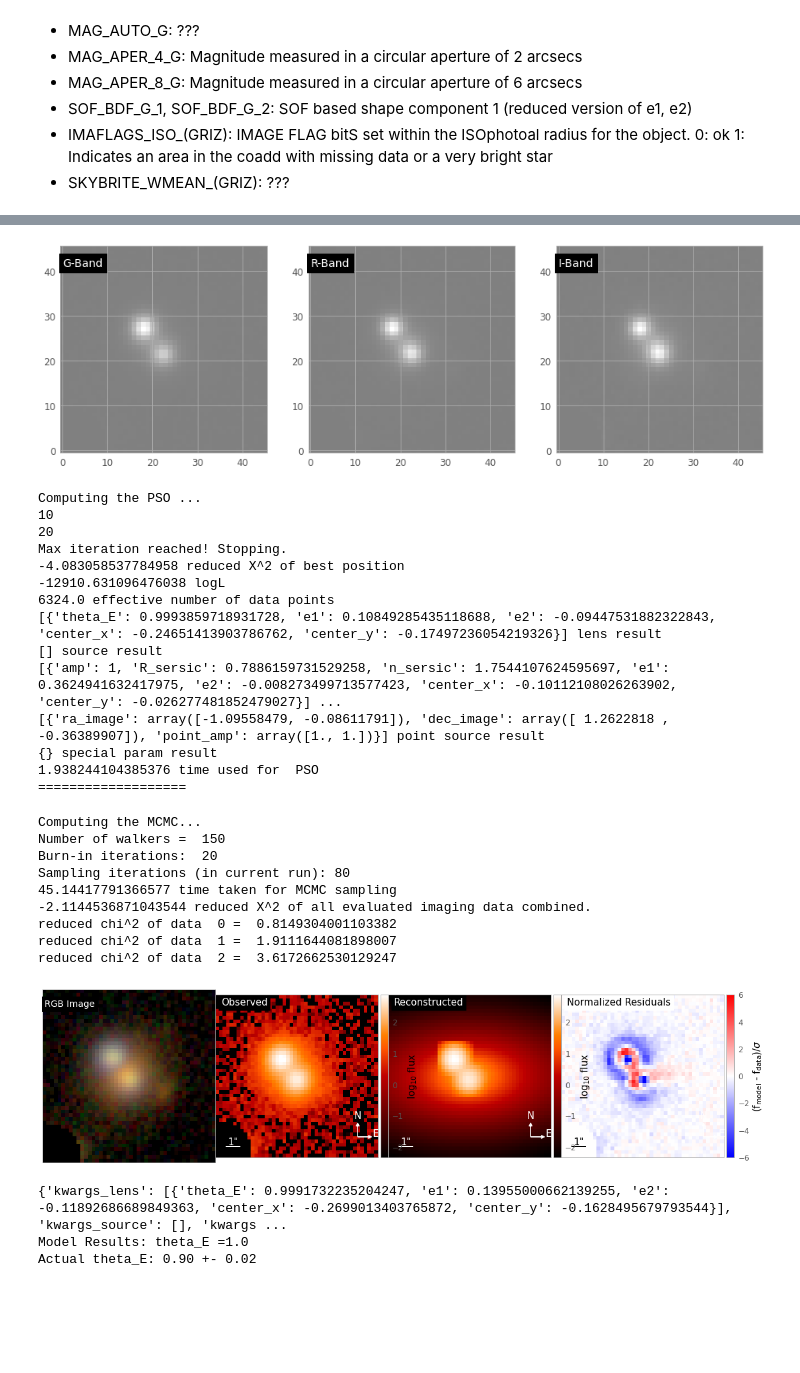
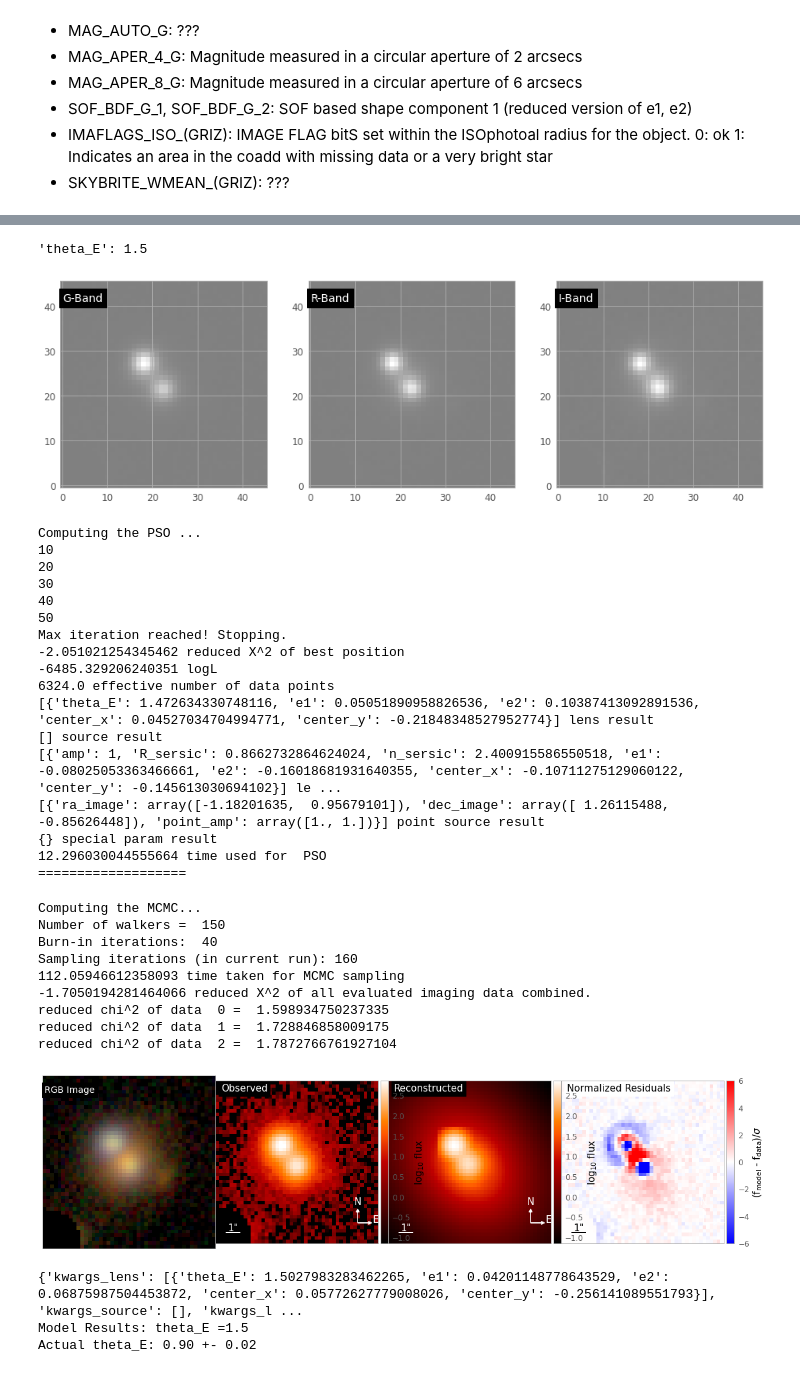
Before and after one commit to gilliancartwright/Lens-Modeling-DeepZipper-Candidates, a Jupyter notebook: Lens Modeling/Modeling_Quasars.ipynb, the cells around one changed output, grey strips where cells are left out. Saved outputs shown, nothing was run; the diff lists cells and outputs as text; code cells hidden in the pictures; blank space fills up the shorter version.

```diff
--- a/Lens Modeling/Modeling_Quasars.ipynb
+++ b/Lens Modeling/Modeling_Quasars.ipynb
@@ -373,8 +366,8 @@ def model(coadd_id, kwargs_lens_initial, kwargs_lens_light_initial, #kwargs_sour
     ## Fitting
     fitting_seq = FittingSequence(kwargs_data_joint, kwargs_model, kwargs_constraints, kwargs_likelihood, kwargs_params)
 
-    fitting_kwargs_list = [['PSO', {'sigma_scale': 1., 'n_particles': 20, 'n_iterations': 20}],
-                           ['MCMC', {'n_burn': 20, 'n_run': 60, 'walkerRatio': 10, 'sigma_scale': .1}]]
+    fitting_kwargs_list = [['PSO', {'sigma_scale': 1., 'n_particles': 50, 'n_iterations': 50}],
+                           ['MCMC', {'n_burn': 40, 'n_run': 120, 'walkerRatio': 10, 'sigma_scale': .1}]]
 
     chain_list = fitting_seq.fit_sequence(fitting_kwargs_list)
     kwargs_result = fitting_seq.best_fit()
@@ -524,61 +498,60 @@ Actual theta_E: 1.97 +- 0.03
 # %%
 # coadd_id = 1330959670
-# lens position
 center_x=-0.18
 center_y=-0.08
 
-# image positions
 x_images = [-1.4,0.5]
 y_images = [1.3,-0.8]
 
-# image amps:
 image_amps_g = [12749.7, 8672.2]
 image_amps_r = [15258.5, 14319.3]
 image_amps_i = [16652.0, 18111.6]
 
-
-# initial guesses for params
-kwargs_lens_initial = {'theta_E': 1, 'e1': 0., 'e2': 0, 'center_x': center_x, 'center_y': center_y}
+theta_E=approx_theta_E(center_x, center_y, x_images, y_images)
+kwargs_lens_initial = {'theta_E': theta_E, 'e1': 0., 'e2': 0, 'center_x': center_x, 'center_y': center_y}
 kwargs_lens_light_initial= {'R_sersic': 1, 'n_sersic': 2, 'e1': 0, 'e2': 0, 'center_x': center_x, 'center_y': center_y}
 
-
-# run model
 model(coadd_id = 1330959670,
       kwargs_lens_initial = kwargs_lens_initial,
       kwargs_lens_light_initial = kwargs_lens_light_initial,
       x_images = x_images, y_images = y_images,
       image_amps_g=image_amps_g, image_amps_r=image_amps_r, image_amps_i=image_amps_i,
       mask_list= [{'mask_center_x':-5.8, 'mask_center_y':-5.8, 'mask_radius':2.5}]
      )
+
 print('Actual theta_E: 0.90 +- 0.02')
 # %% [output]
+'theta_E': 1.5
 [figure]
-Computing the PSO ...
-10
-20
-Max iteration reached! Stopping.
--4.083058537784958 reduced X^2 of best position
--12910.631096476038 logL
-6324.0 effective number of data points
-[{'theta_E': 0.9993859718931728, 'e1': 0.10849285435118688, 'e2': -0.09447531882322843, 'center_x': -0.24651413903786762, 'center_y': -0.17497236054219326}] lens result
-[] source result
-[{'amp': 1, 'R_sersic': 0.7886159731529258, 'n_sersic': 1.7544107624595697, 'e1': 0.3624941632417975, 'e2': -0.008273499713577423, 'center_x': -0.10112108026263902, 'center_y': -0.026277481852479027}] ...
-[{'ra_image': array([-1.09558479, -0.08611791]), 'dec_image': array([ 1.2622818 , -0.36389907]), 'point_amp': array([1., 1.])}] point source result
-{} special param result
-1.938244104385376 time used for  PSO
-===================
-Computing the MCMC...
-Number of walkers =  150
-Burn-in iterations:  20
-Sampling iterations (in current run): 80
-45.14417791366577 time taken for MCMC sampling
--2.1144536871043544 reduced X^2 of all evaluated imaging data combined.
-reduced chi^2 of data  0 =  0.8149304001103382
-reduced chi^2 of data  1 =  1.9111644081898007
-reduced chi^2 of data  2 =  3.6172662530129247
+Computing the PSO ...
+10
+20
+30
+40
+50
+Max iteration reached! Stopping.
+-2.051021254345462 reduced X^2 of best position
+-6485.329206240351 logL
+6324.0 effective number of data points
+[{'theta_E': 1.472634330748116, 'e1': 0.05051890958826536, 'e2': 0.10387413092891536, 'center_x': 0.04527034704994771, 'center_y': -0.21848348527952774}] lens result
+[] source result
+[{'amp': 1, 'R_sersic': 0.8662732864624024, 'n_sersic': 2.400915586550518, 'e1': -0.08025053363466661, 'e2': -0.16018681931640355, 'center_x': -0.10711275129060122, 'center_y': -0.145613030694102}] le ...
+[{'ra_image': array([-1.18201635,  0.95679101]), 'dec_image': array([ 1.26115488, -0.85626448]), 'point_amp': array([1., 1.])}] point source result
+{} special param result
+12.296030044555664 time used for  PSO
+===================
+Computing the MCMC...
+Number of walkers =  150
+Burn-in iterations:  40
+Sampling iterations (in current run): 160
+112.05946612358093 time taken for MCMC sampling
+-1.7050194281464066 reduced X^2 of all evaluated imaging data combined.
+reduced chi^2 of data  0 =  1.598934750237335
+reduced chi^2 of data  1 =  1.728846858009175
+reduced chi^2 of data  2 =  1.7872766761927104
-[figure, old version]
+[figure, new version]
-{'kwargs_lens': [{'theta_E': 0.9991732235204247, 'e1': 0.13955000662139255, 'e2': -0.11892686689849363, 'center_x': -0.2699013403765872, 'center_y': -0.1628495679793544}], 'kwargs_source': [], 'kwargs ...
-Model Results: theta_E =1.0
-Actual theta_E: 0.90 +- 0.02
+{'kwargs_lens': [{'theta_E': 1.5027983283462265, 'e1': 0.04201148778643529, 'e2': 0.06875987504453872, 'center_x': 0.05772627779008026, 'center_y': -0.256141089551793}], 'kwargs_source': [], 'kwargs_l ...
+Model Results: theta_E =1.5
+Actual theta_E: 0.90 +- 0.02
 # %%
 # coadd_id = 1212441684
```
Also changed, not shown: parts of 11 cells of this notebook.
